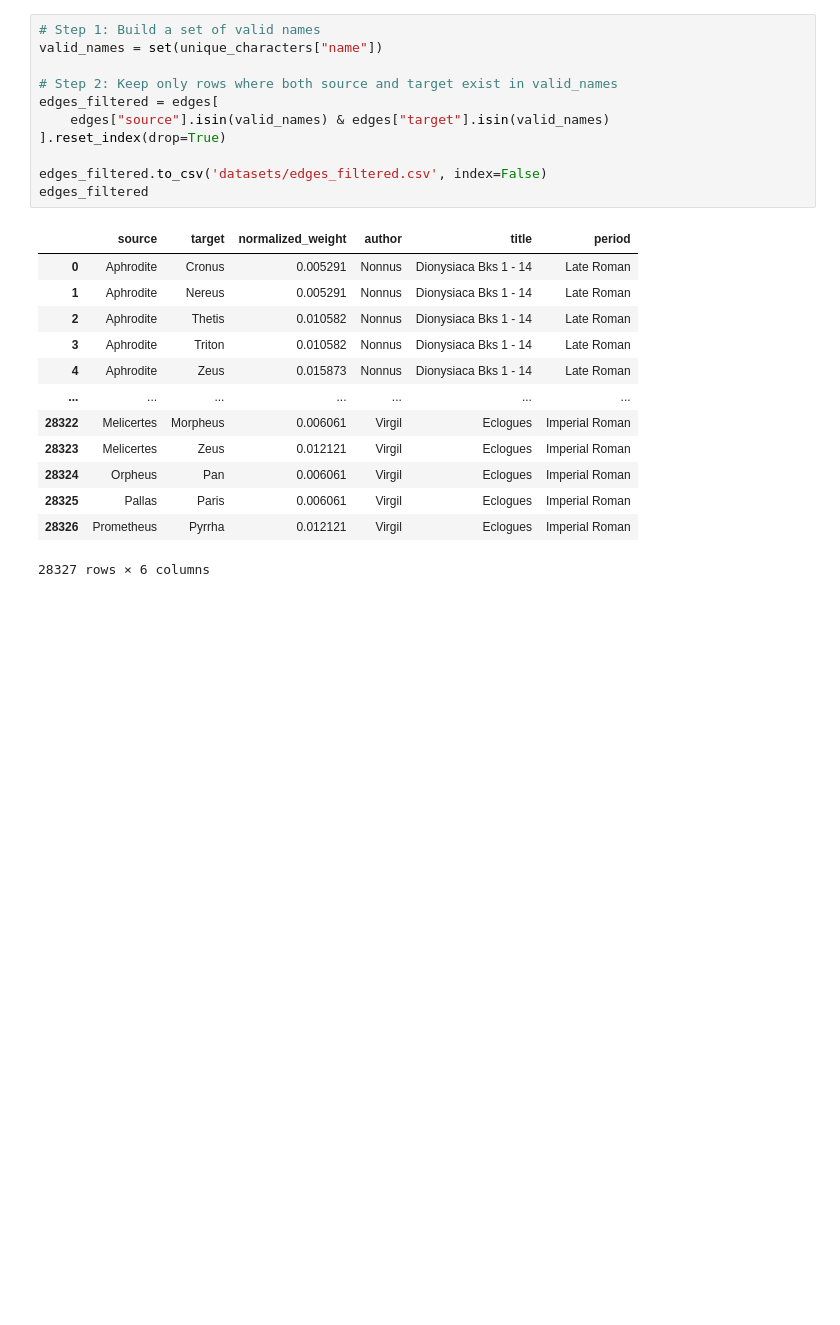
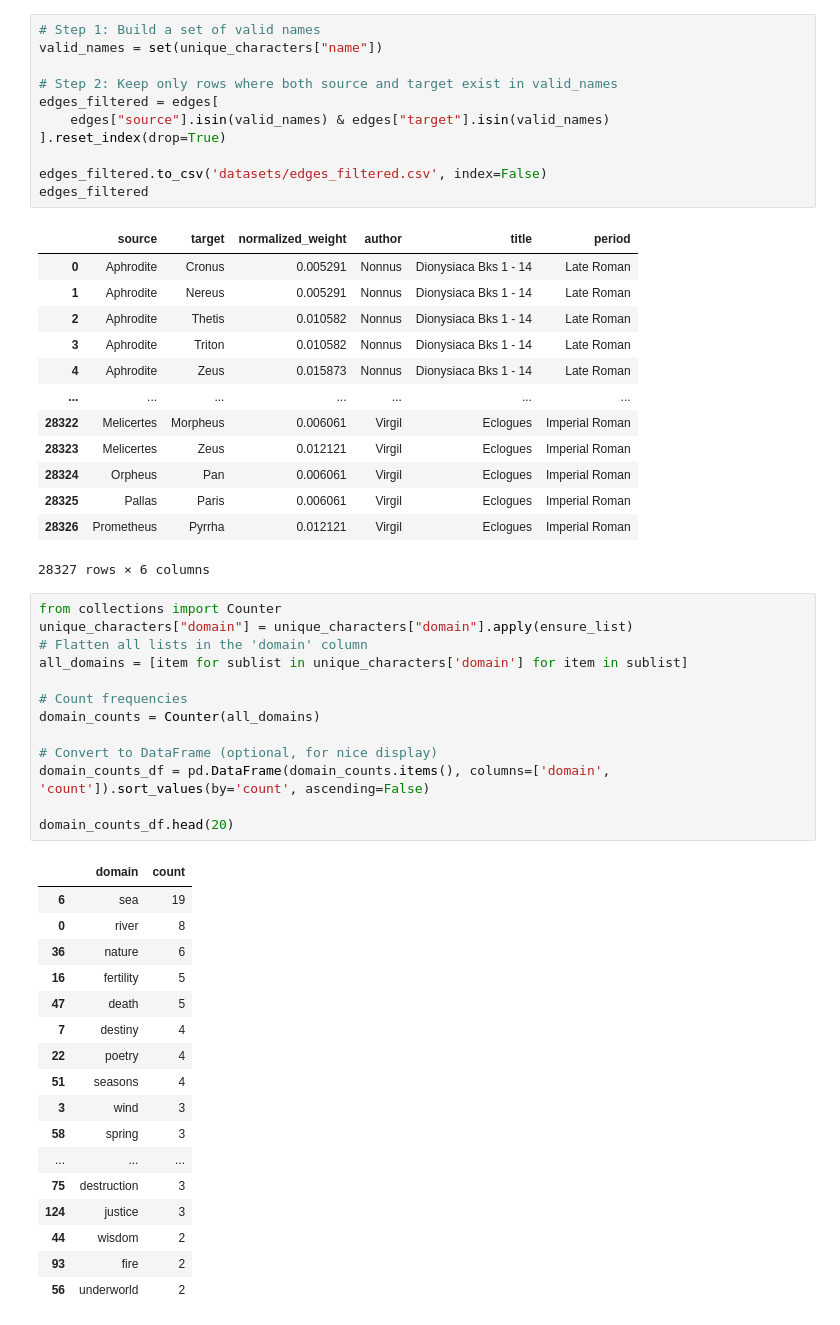
Before and after one commit to Matryoskas/greek-gods-relationships, a Jupyter notebook: data-prep.ipynb, the cells around one changed output. Saved outputs shown, nothing was run; the diff lists cells and outputs as text; blank space fills up the shorter version.

```diff
--- a/data-prep.ipynb
+++ b/data-prep.ipynb
@@ -293,3 +297,34 @@ edges_filtered
 | 28325 | Pallas | Paris | 0.006061 | Virgil | Eclogues | Imperial Roman |
 | 28326 | Prometheus | Pyrrha | 0.012121 | Virgil | Eclogues | Imperial Roman |
 28327 rows × 6 columns
+# %%
+from collections import Counter
+unique_characters["domain"] = unique_characters["domain"].apply(ensure_list)
+# Flatten all lists in the 'domain' column
+all_domains = [item for sublist in unique_characters['domain'] for item in sublist]
+
+# Count frequencies
+domain_counts = Counter(all_domains)
+
+# Convert to DataFrame (optional, for nice display)
+domain_counts_df = pd.DataFrame(domain_counts.items(), columns=['domain', 'count']).sort_values(by='count', ascending=False)
+
+domain_counts_df.head(20)
+# %% [output]
+|  | domain | count |
+| 6 | sea | 19 |
+| 0 | river | 8 |
+| 36 | nature | 6 |
+| 16 | fertility | 5 |
+| 47 | death | 5 |
+| 7 | destiny | 4 |
+| 22 | poetry | 4 |
+| 51 | seasons | 4 |
+| 3 | wind | 3 |
+| 58 | spring | 3 |
+| ... | ... | ... |
+| 75 | destruction | 3 |
+| 124 | justice | 3 |
+| 44 | wisdom | 2 |
+| 93 | fire | 2 |
+| 56 | underworld | 2 |
```
Also changed, not shown: parts of 2 cells of this notebook, 1 other file.
